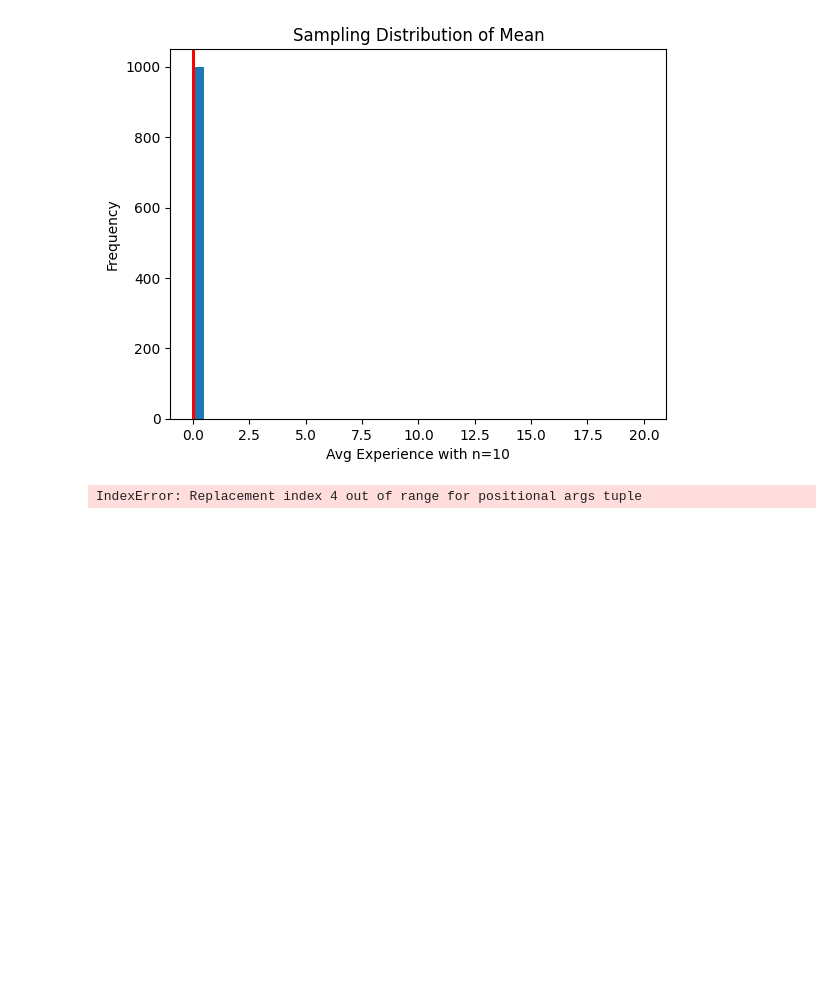
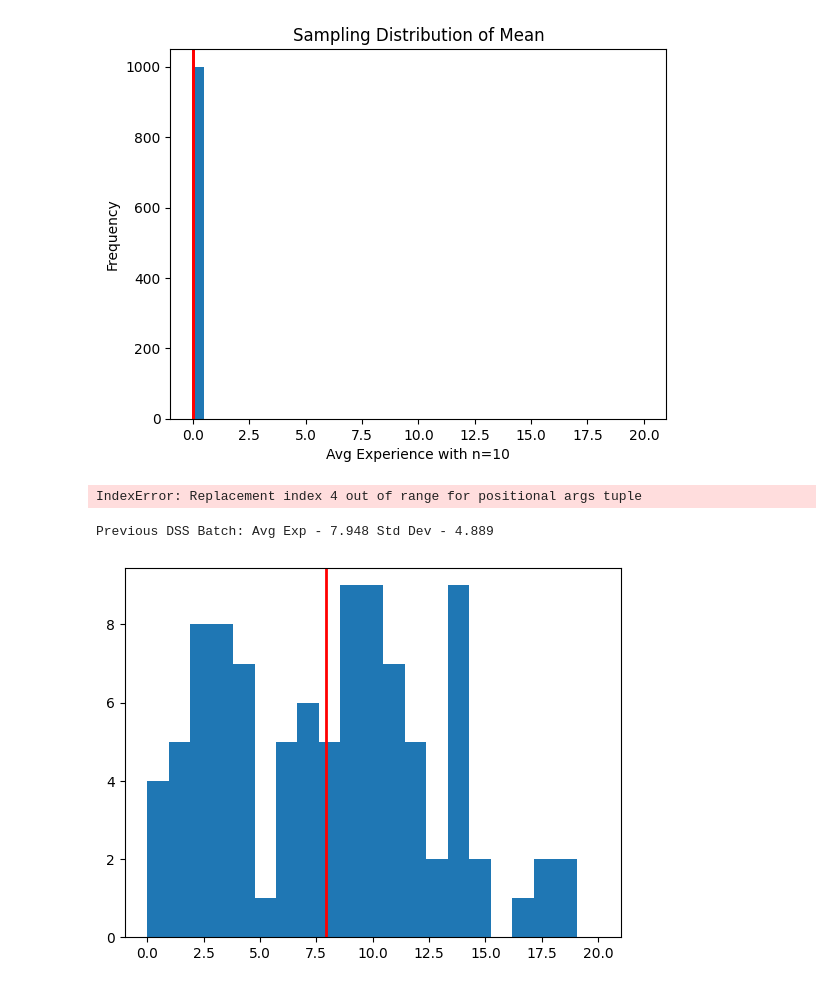
Before and after one commit to KennedyMungai/DataScience_Intro, a Jupyter notebook: intro.ipynb, the cells around one changed output. Drawn from its saved outputs; the diff is of its cells as text; code cells hidden in the pictures; blank space fills up the shorter version.

Commit message:
Did an analysis of the new batch of data

```diff
--- a/intro.ipynb
+++ b/intro.ipynb
@@ -740,3 +740,14 @@ IndexError: Replacement index 4 out of range for positional args tuple
 # %%
 # Previous Batch Data for working experience
 dss_exp_prev = np.array([1,14,6,7,10,10,19,15,19,15,2,2,14,14,14,3,0,4,11,7,1,2,0,1,2,2,2,1,2,1,4,4,3,3,3,3,4,3,3,7,8,6,6,6,7,8,8,8,7,8,0,0,7,6,9,10,9,9,11,11,9,10,10,11,10,11,9,9,9,9,12,14,13,14,18,14,11,10,17,10,18,5,13,4,2,4,3,12,12,14,12,12,10,14,4,11,9])
+# %%
+avg_exp_prev = dss_exp_prev.mean()
+std_exp_prev = dss_exp_prev.std()
+print('Previous DSS Batch: Avg Exp - {:4.3f} Std Dev - {:4.3f}'.format(avg_exp_prev, std_exp_prev))
+
+plt.hist(dss_exp_prev, range=(0, 20), bins=21)
+plt.axvline(x=dss_exp_prev.mean(), color='r', linewidth=2)
+plt.show()
+# %% [output]
+Previous DSS Batch: Avg Exp - 7.948 Std Dev - 4.889
+[figure, added]
```
